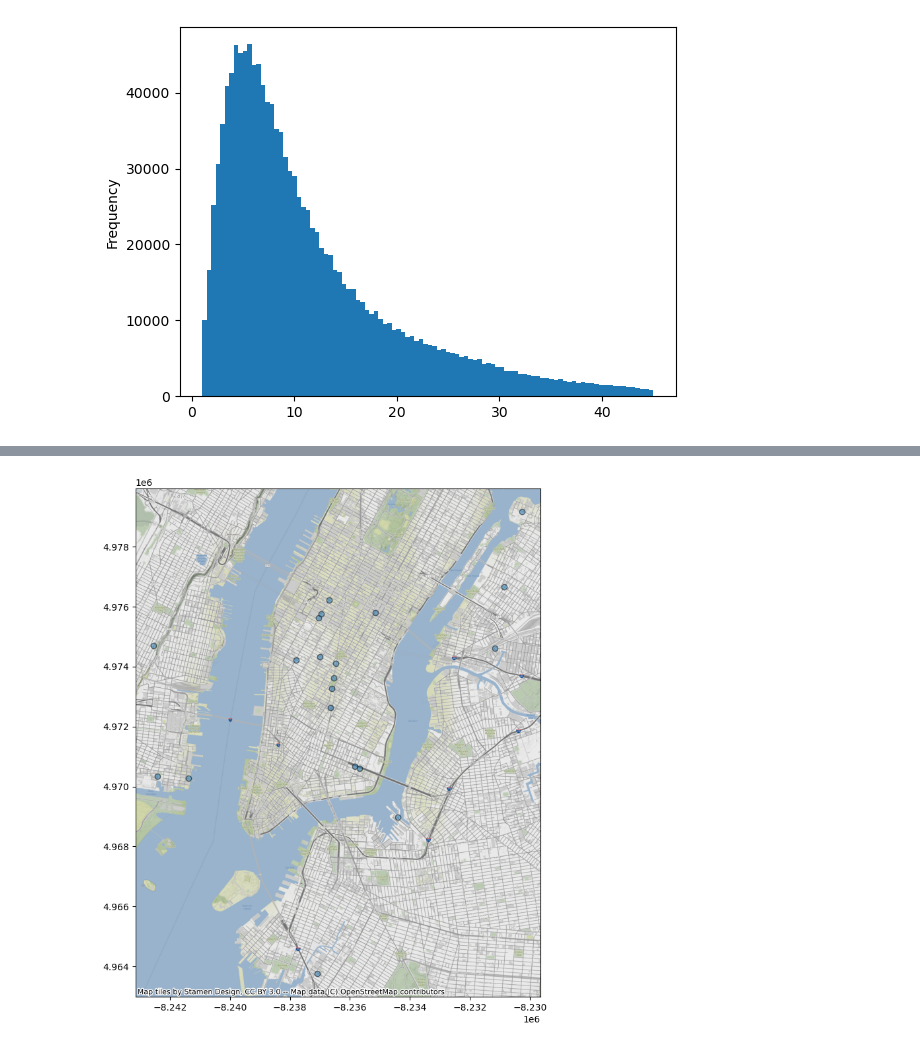
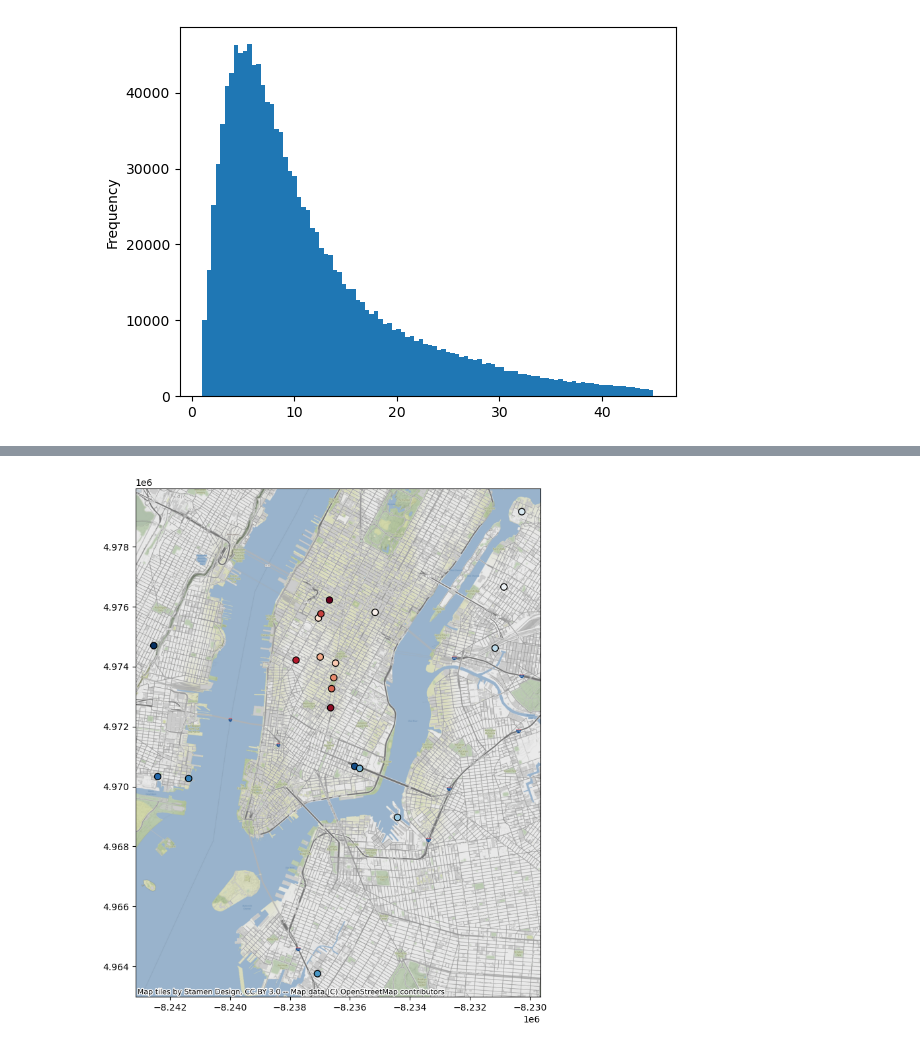
Before and after one commit to AdrianHauser/Advanced-Spatial-Analysis-II, a Jupyter notebook: Data_Challenge.ipynb, the cells around one changed output, grey strips where cells are left out. Cells and saved outputs as stored; diff of their text form; code cells hidden in the pictures.

Commit message:
Data Challenge

```diff
--- a/Data_Challenge.ipynb
+++ b/Data_Challenge.ipynb
@@ -168,0 +144,21 @@ gdf_subset.plot.scatter(x = 'distance', y='tripduration',s=1)
+# %%
+# 11. What is the median beeline distance travelled
+def calculate_distance_from_coordinates(df:pd.DataFrame, start_lat, start_lon, end_lat, end_lon):
+
+    # Calculate distance in KM
+    df['distance'] = df.apply(lambda row: geodesic((row[start_lat], row[start_lon]), (row[end_lat], row[end_lon])), axis=1)
+    # Remove unit and cast to float and multiply by 1000 to get meters
+    df['distance']=df['distance'].astype(str).str[:-3].astype(float)
+    df['distance'] = df['distance']*1000
+
+    return df
+
+df = calculate_distance_from_coordinates(
+    df=df,
+    start_lat='start_station_latitude',
+    start_lon='start_station_longitude',
+    end_lat='end_station_latitude',
+    end_lon='end_station_longitude')
+
+
+print(f'{df.distance.median()} meters')
@@ -172,11 +180,11 @@ gdf_subset.plot.scatter(x = 'distance', y='tripduration',s=1)
 # Get activity measure: Occurence of the station in start or stop
 
 # Make a dataframe containing all stations and their geometries
-start_stations = df[['start station id', 'start station longitude', 'start station latitude']]
-end_stations =df[['end station id', 'end station longitude', 'end station latitude']]
+start_stations = df[['start_station_id', 'start_station_longitude', 'start_station_latitude']]
+end_stations =df[['end_station_id', 'end_station_longitude', 'end_station_latitude']]
 
-start_stations.rename(columns={'start station id':'station_id', 'start station longitude':'lon', 'start station latitude':'lat'}, inplace=True)
-end_stations.rename(columns={'end station id':'station_id', 'end station longitude':'lon', 'end station latitude':'lat'}, inplace=True)
+start_stations.rename(columns={'start_station_id':'station_id', 'start_station longitude':'lon', 'start_station_latitude':'lat'}, inplace=True)
+end_stations.rename(columns={'end_station_id':'station_id', 'end_station_longitude':'lon', 'end_station_latitude':'lat'}, inplace=True)
 
 stations = pd.concat([start_stations, end_stations])
 # %% [output]
@@ -195,4 +226,6 @@ stations_active = pd.concat([stations_active, stations_count.nlargest(10, 'activ
 # %%
-
-gdfe = gpd.GeoDataFrame(
+# Create a geodataframe
+gdf = gpd.GeoDataFrame(
     stations_active, geometry=gpd.points_from_xy(stations_active.lon, stations_active.lat))
+gdf = gdf.set_crs('epsg:4326')
+gdf = gdf.to_crs(3857)
@@ -201,9 +232,8 @@ gdfe.crs
 # %%
+# Plot the points
 import contextily as cx
-gdfe = gdfe.set_crs('epsg:4326')
-gdfe = gdfe.to_crs(3857)
-ax = gdfe.plot(figsize=(10, 10), alpha=0.5, edgecolor='k')
 
+ax = gdf.plot(figsize=(10, 10), alpha=1, edgecolor='k', c=gdf.activity, markersize =50,marker='o', cmap='RdBu_r')
 cx.add_basemap(ax, zoom=15)
 # %% [output]
-[figure, old version]
+[figure, new version]
```
Also changed, not shown: parts of 14 cells of this notebook.
